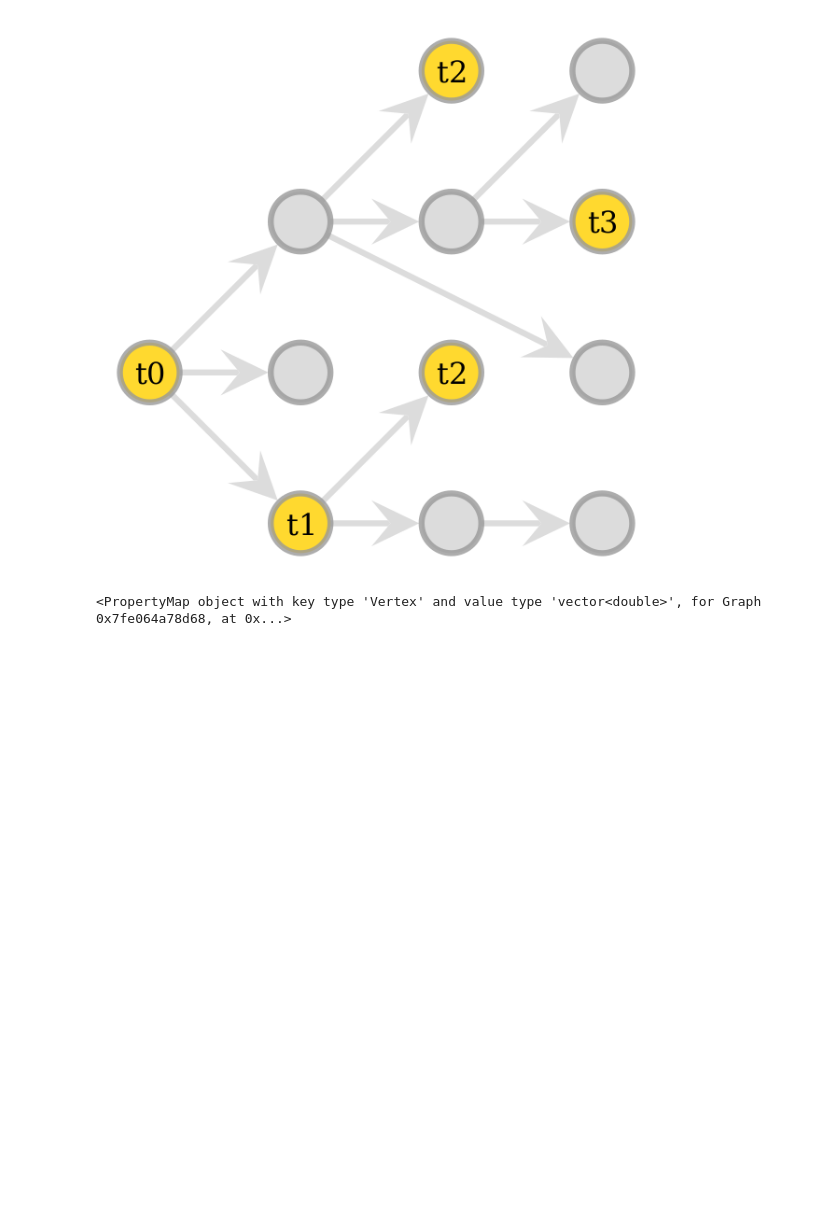
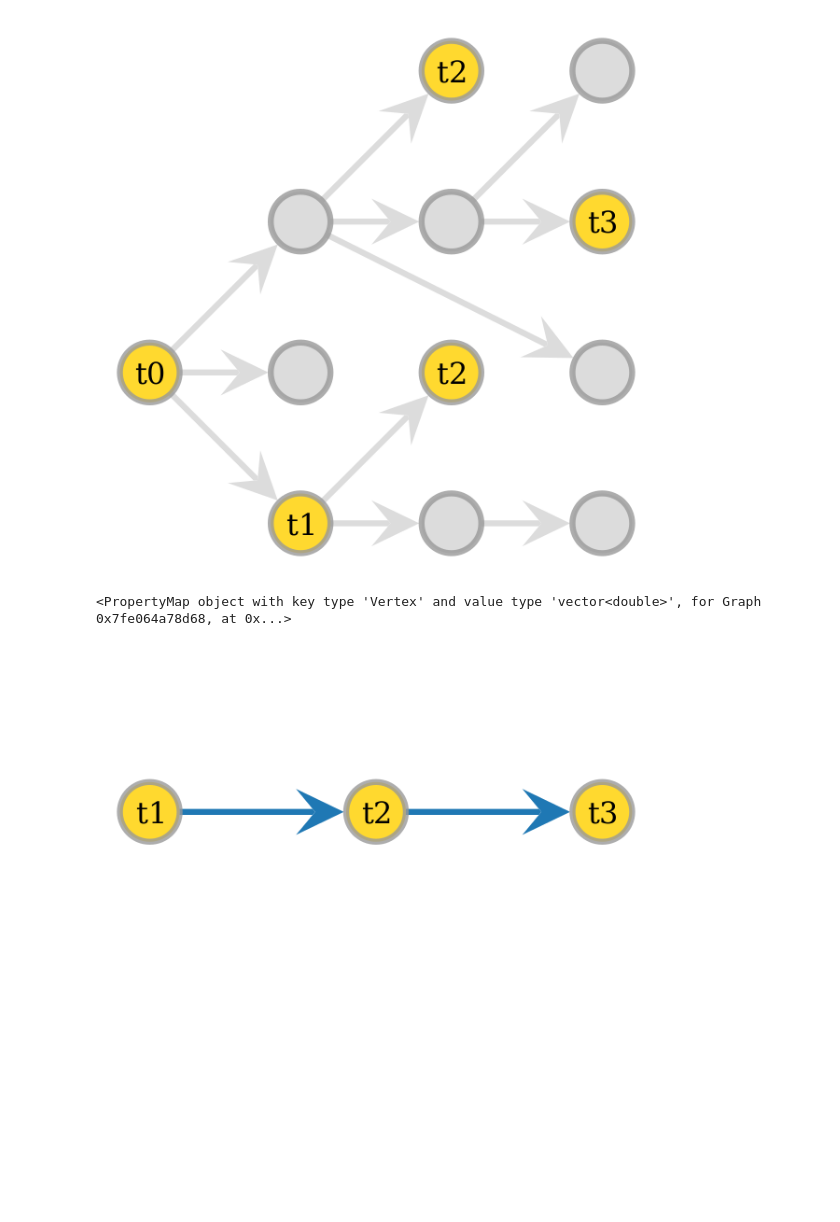
Before and after one commit to xiaohan2012/reconstructing-cascade, a Jupyter notebook: intro-plot.ipynb, the cells around one changed output. Drawn from its saved outputs; the diff is of its cells as text; code cells hidden in the pictures; blank space fills up the shorter version.

Commit message:
plot for closure

```diff
--- a/intro-plot.ipynb
+++ b/intro-plot.ipynb
@@ -119,3 +119,22 @@ graph_draw(dg, pos, **s, output='{}/observation.pdf'.format(fig_dirname))
 # %% [output]
 [figure]
 <PropertyMap object with key type 'Vertex' and value type 'vector<double>', for Graph 0x7fe064a78d68, at 0x...>
+# %%
+path = Graph(directed=True)
+path.add_vertex(3)
+path.add_edge_list([(0, 1), (1, 2)])
+time = [1, 2, 3]
+pos = path.new_vertex_property('vector<float>')
+pos[0] = (0, 0)
+pos[1] = (1, 0)
+pos[2] = (2, 0)
+
+s = default_setting(path)
+s['vertex_text'].set_value('')
+s['vertex_fill_color'].set_value(COLOR_YELLOW)
+for i, t in enumerate(time):
+    s['vertex_text'][i] = 't{}'.format(t)
+s['edge_color'].set_value(COLOR_BLUE)
+graph_draw(path, pos, **s, output='{}/order-respecting-path-right.pdf'.format(fig_dirname))
+# %% [output]
+[figure, added]
```
Also changed, not shown: parts of 2 cells of this notebook, 4 other files.
